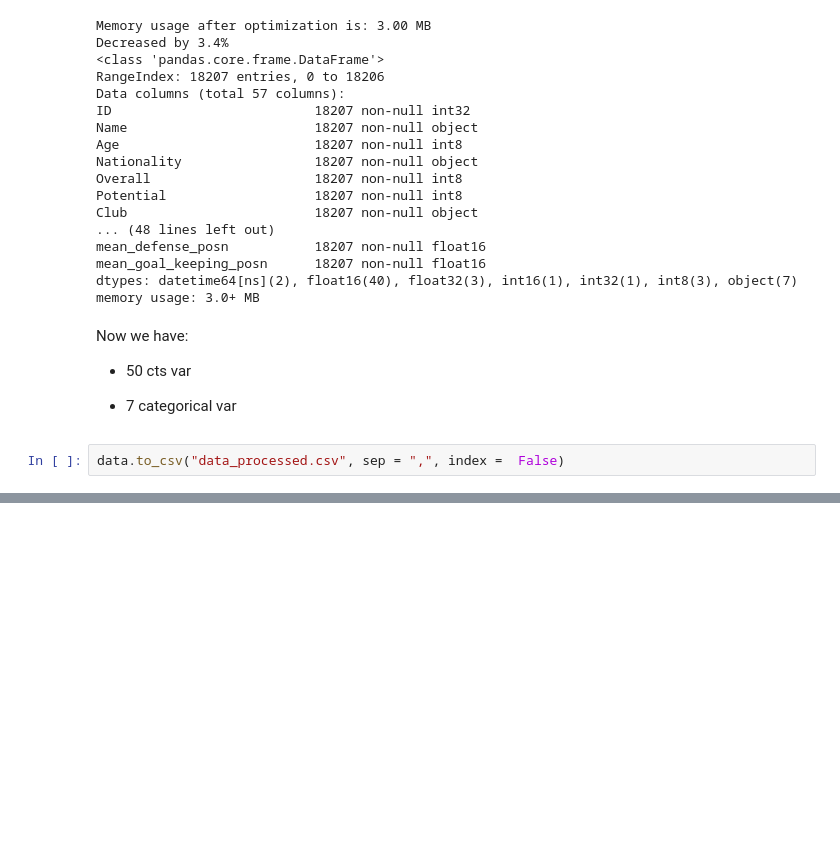
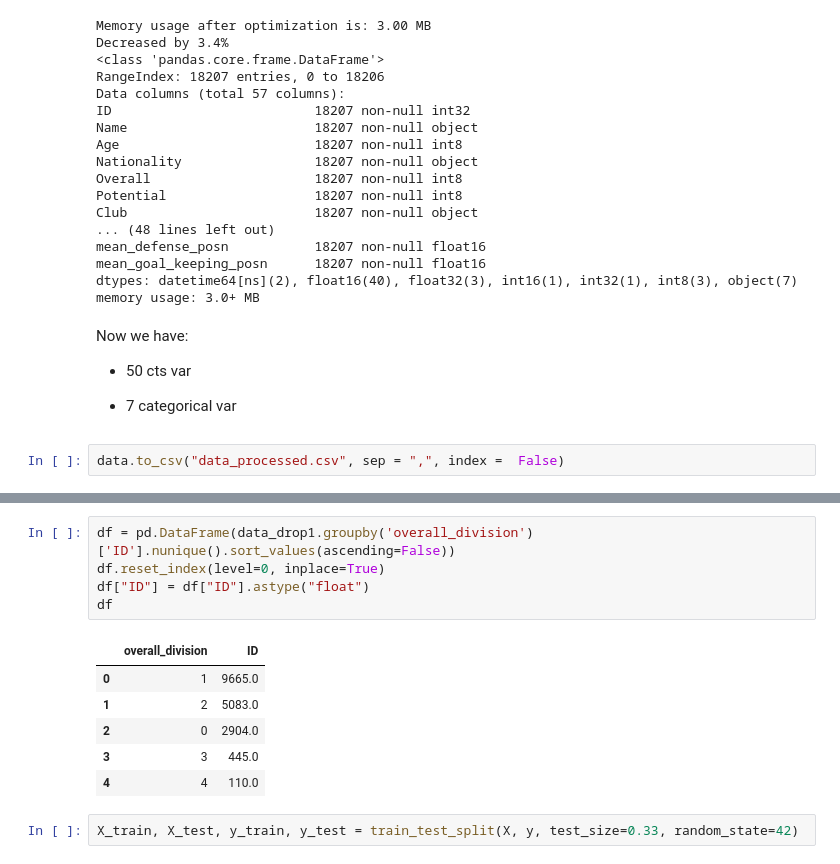
Before and after one commit to HieuFromWaterloo/stat441_project, a Jupyter notebook: Exploration.ipynb, the cells around one changed output, grey strips where cells are left out. Cells and saved outputs as stored; diff of their text form; blank space fills up the shorter version.

```diff
--- a/Exploration.ipynb
+++ b/Exploration.ipynb
@@ -804,0 +845,14 @@ Name: ID, dtype: int64
+# %%
+df = pd.DataFrame(data_drop1.groupby('overall_division')['ID'].nunique().sort_values(ascending=False))
+df.reset_index(level=0, inplace=True)
+df["ID"] = df["ID"].astype("float")
+df
+# %% [output]
+|  | overall_division | ID |
+| 0 | 1 | 9665.0 |
+| 1 | 2 | 5083.0 |
+| 2 | 0 | 2904.0 |
+| 3 | 3 | 445.0 |
+| 4 | 4 | 110.0 |
+# %%
+X_train, X_test, y_train, y_test = train_test_split(X, y, test_size=0.33, random_state=42)
```
Also changed, not shown: parts of 11 cells of this notebook.
